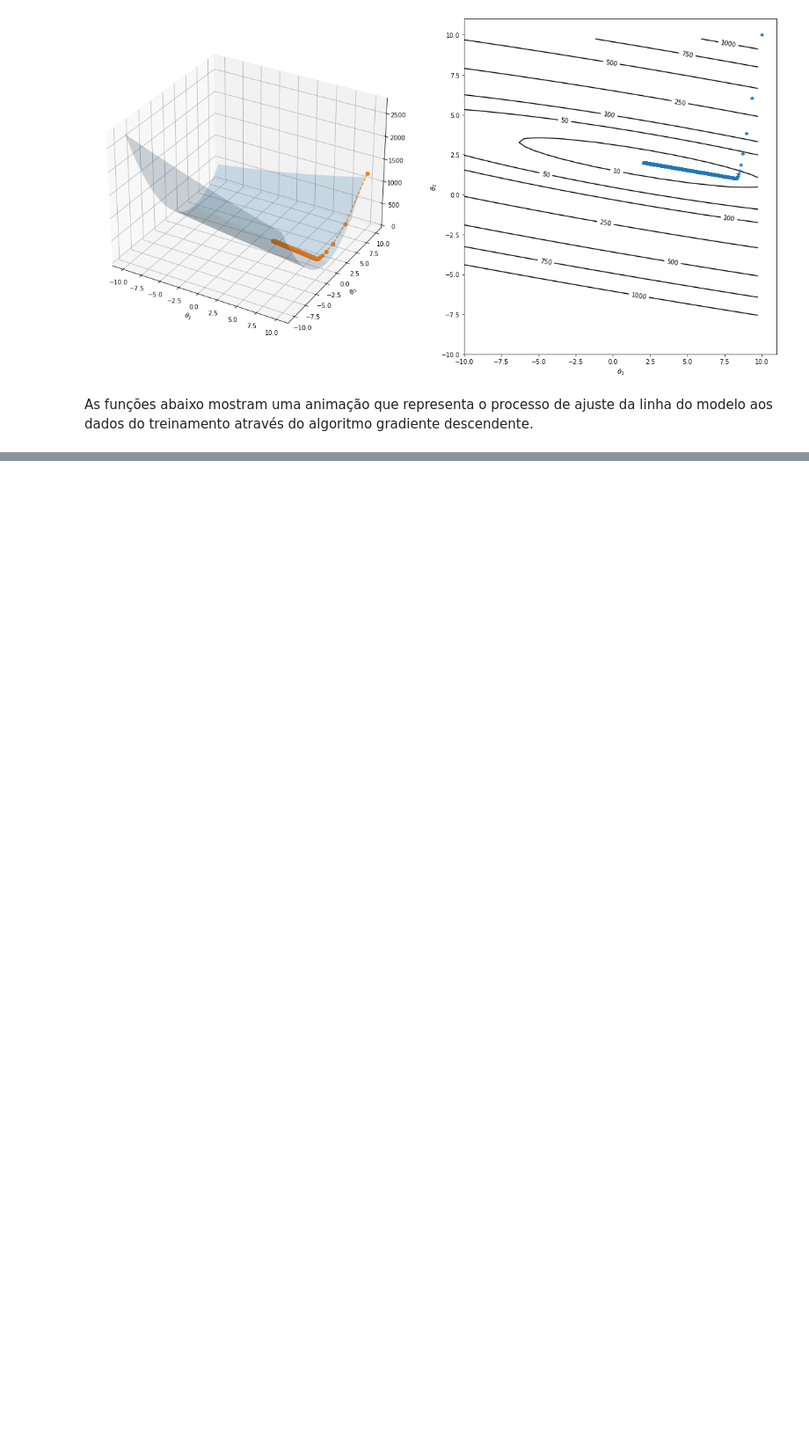
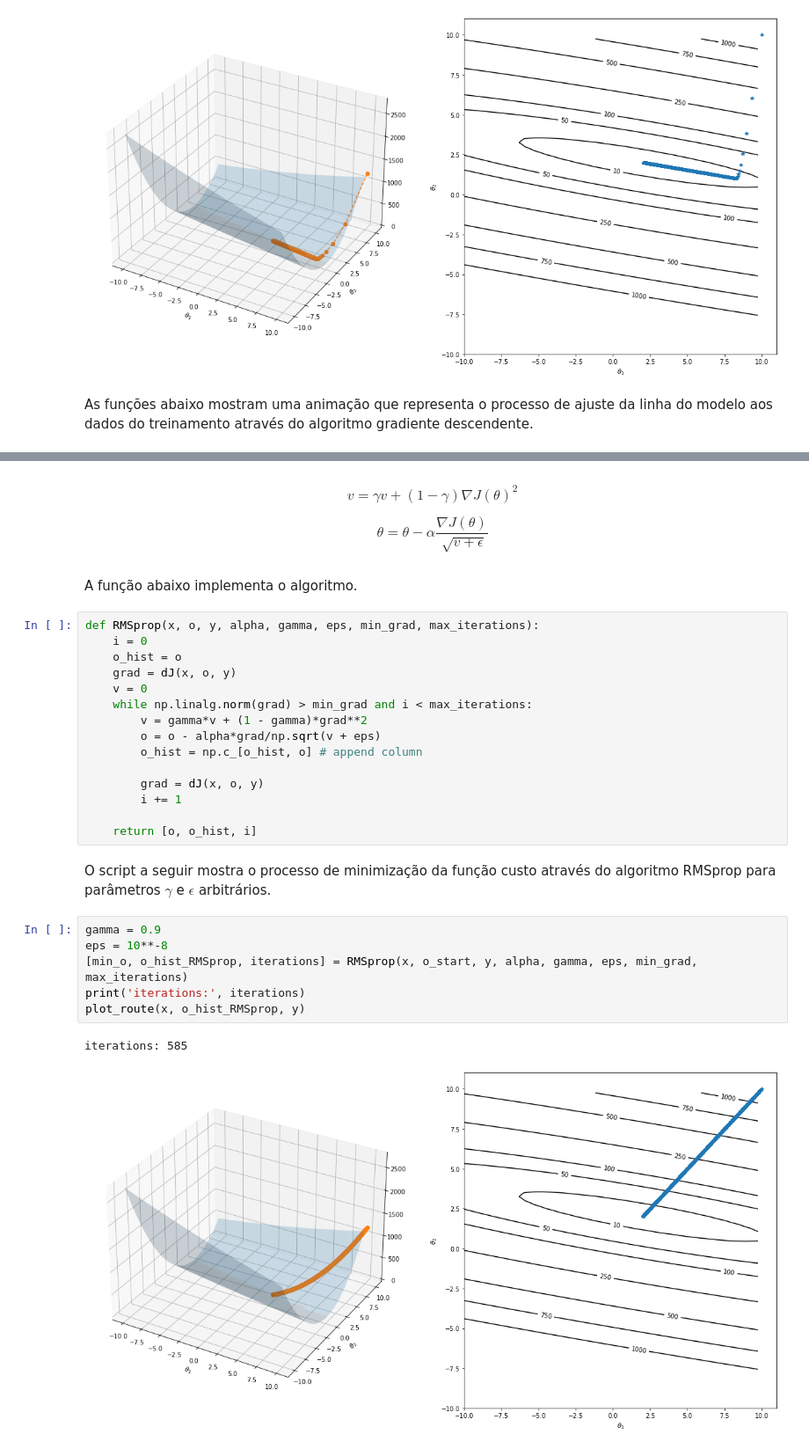
Before and after one commit to CleberPeter/machine_learning_book, a Jupyter notebook: 03-gradient-descent.ipynb, the cells around one changed output, grey strips where cells are left out. Shown at 88% size. Drawn from its saved outputs; the diff is of its cells as text; blank space fills up the shorter version.

```diff
--- a/03-gradient-descent.ipynb
+++ b/03-gradient-descent.ipynb
@@ -205,0 +267,32 @@ show_animation(x, o_hist, y)
+# %% [markdown]
+$$v = \gamma v + (1 - \gamma) \nabla J(\theta)^{2}$$
+
+$$\theta = \theta - \alpha \frac{\nabla J(\theta)}{\sqrt[]{v + \epsilon}}$$
+# %% [markdown]
+A função abaixo implementa o algoritmo.
+# %%
+def RMSprop(x, o, y, alpha, gamma, eps, min_grad, max_iterations):
+    i = 0
+    o_hist = o
+    grad = dJ(x, o, y)
+    v = 0
+    while np.linalg.norm(grad) > min_grad and i < max_iterations:
+        v = gamma*v + (1 - gamma)*grad**2
+        o = o - alpha*grad/np.sqrt(v + eps)
+        o_hist = np.c_[o_hist, o] # append column
+
+        grad = dJ(x, o, y)
+        i += 1
+
+    return [o, o_hist, i]
+# %% [markdown]
+O script a seguir mostra o processo de minimização da função custo através do algoritmo RMSprop para parâmetros $\gamma$ e $\epsilon$ arbitrários.
+# %%
+gamma = 0.9
+eps = 10**-8
+[min_o, o_hist_RMSprop, iterations] = RMSprop(x, o_start, y, alpha, gamma, eps, min_grad, max_iterations)
+print('iterations:', iterations)
+plot_route(x, o_hist_RMSprop, y)
+# %% [output]
+iterations: 585
+[figure, added]
```
Also changed, not shown: parts of 42 cells of this notebook, 5 other files.
